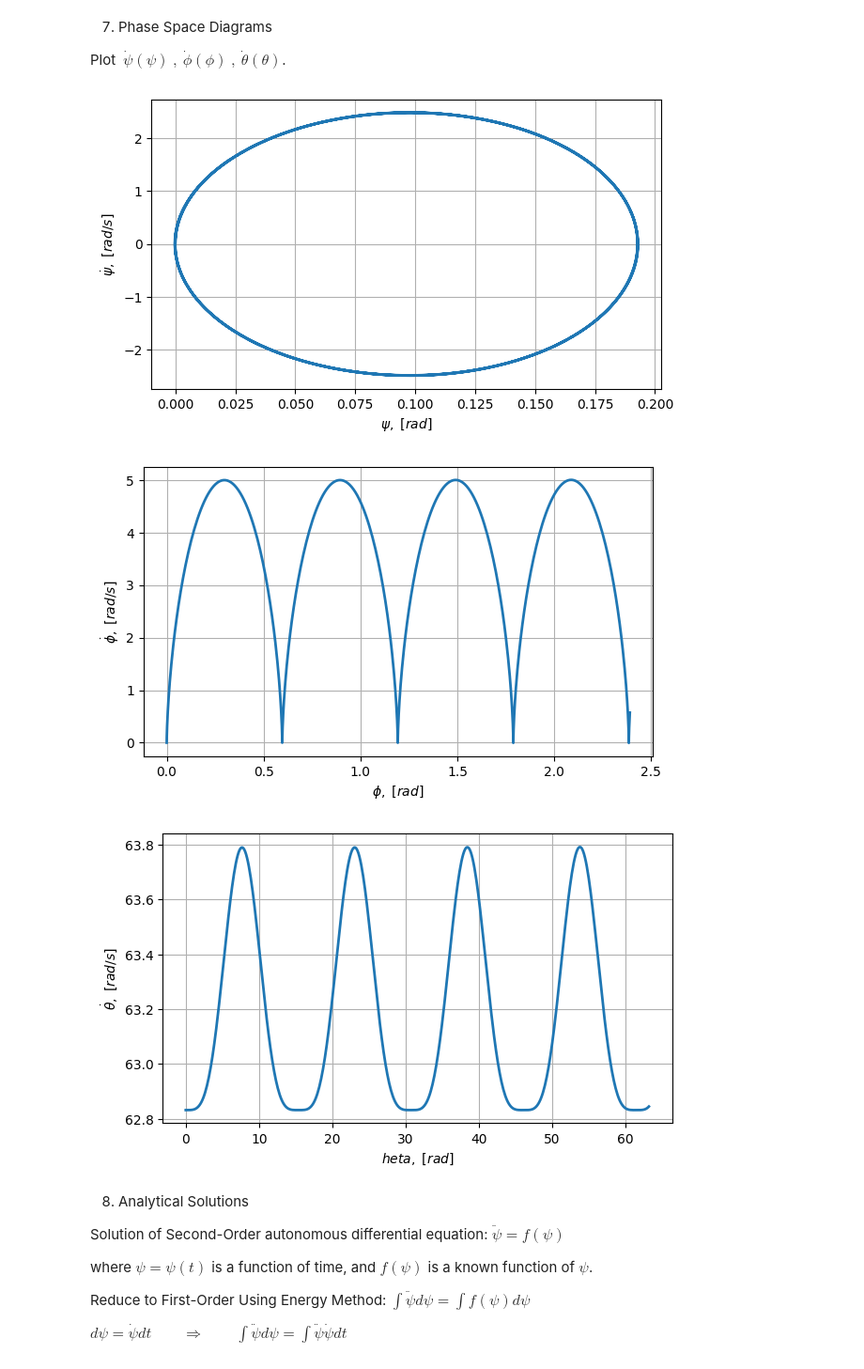
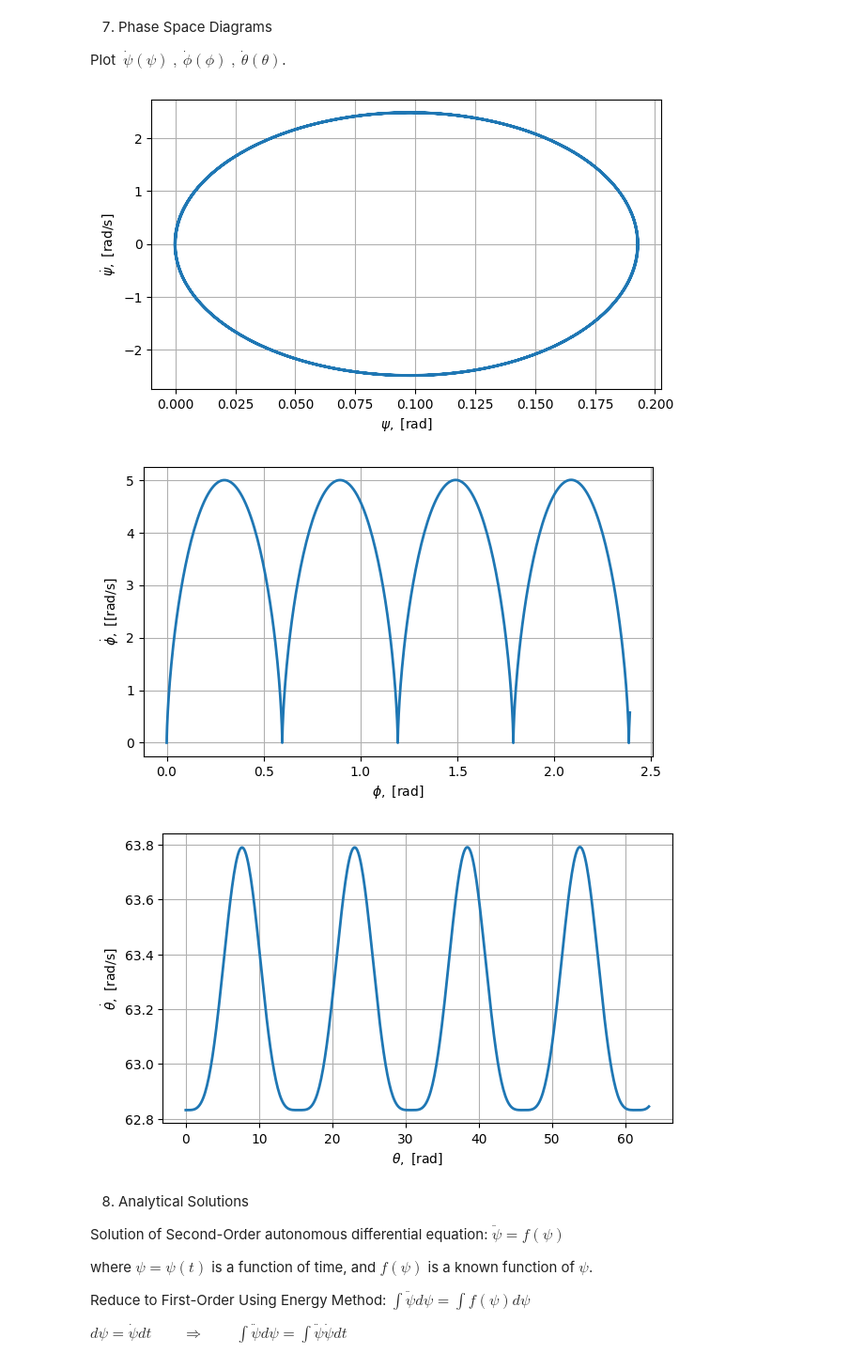
Before and after one commit to mukaxhoiel/ELAG, a Jupyter notebook: ELAG_Notebook.ipynb, the cells around one changed output. Shown at 94% size. Cells and saved outputs as stored; diff of their text form; code cells hidden in the pictures.

```diff
--- a/ELAG_Notebook.ipynb
+++ b/ELAG_Notebook.ipynb
@@ -193,30 +193,30 @@ Plot  $\ \dot\psi(\psi)\ ,\  \dot\phi(\phi)\ ,\  \dot\theta(\theta)$.
 # %%
 # Psi plot
 plt.figure(figsize=(7,4))
 plt.plot(psi_sol, psi_dot_sol, linewidth=2)
-plt.xlabel('$\psi,\ [rad]$')
-plt.ylabel(r'$\dot{\psi},\ [rad/s]$')
+plt.xlabel(r'$\psi,\ [\mathrm{rad}]$')
+plt.ylabel(r'$\dot{\psi},\ [\mathrm{rad/s}]$')
 plt.grid(True)
 
 # Phi plot
 plt.figure(figsize=(7,4))
 plt.plot(phi_sol, phi_dot_sol, linewidth=2)
-plt.xlabel('$\phi,\ [rad]$')
-plt.ylabel(r'$\dot{\phi},\ [rad/s]$')
+plt.xlabel(r'$\phi,\ [\mathrm{rad}]$')
+plt.ylabel(r'$\dot{\phi},\ [\mathrm{[rad/s}]$')
 plt.grid(True)
 
 # Theta plot
 plt.figure(figsize=(7,4))
 plt.plot(theta_sol, theta_dot_sol, linewidth=2)
-plt.xlabel('$\theta,\ [rad]$')
-plt.ylabel(r'$\dot{\theta},\ [rad/s]$')
+plt.xlabel(r'$\theta,\ [\mathrm{rad}]$')
+plt.ylabel(r'$\dot{\theta},\ [\mathrm{rad/s}]$')
 plt.grid(True)
 
 plt.show()
 # %% [output]
 [figure]
 [figure]
-[figure, old version]
+[figure, new version]
 # %% [markdown]
 8. Analytical Solutions
 
```
Also changed, not shown: parts of 5 cells of this notebook.
